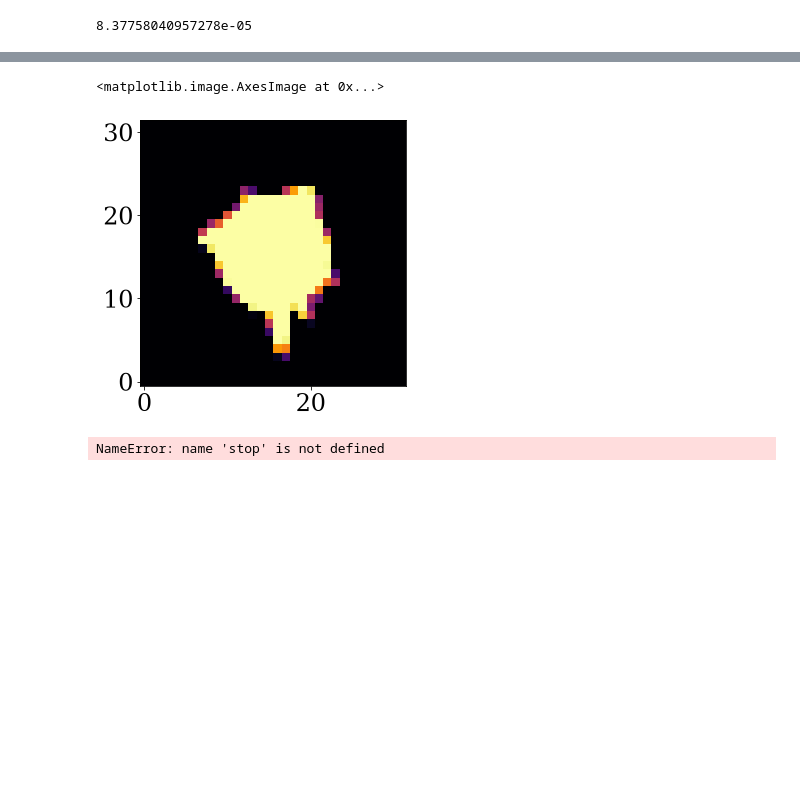
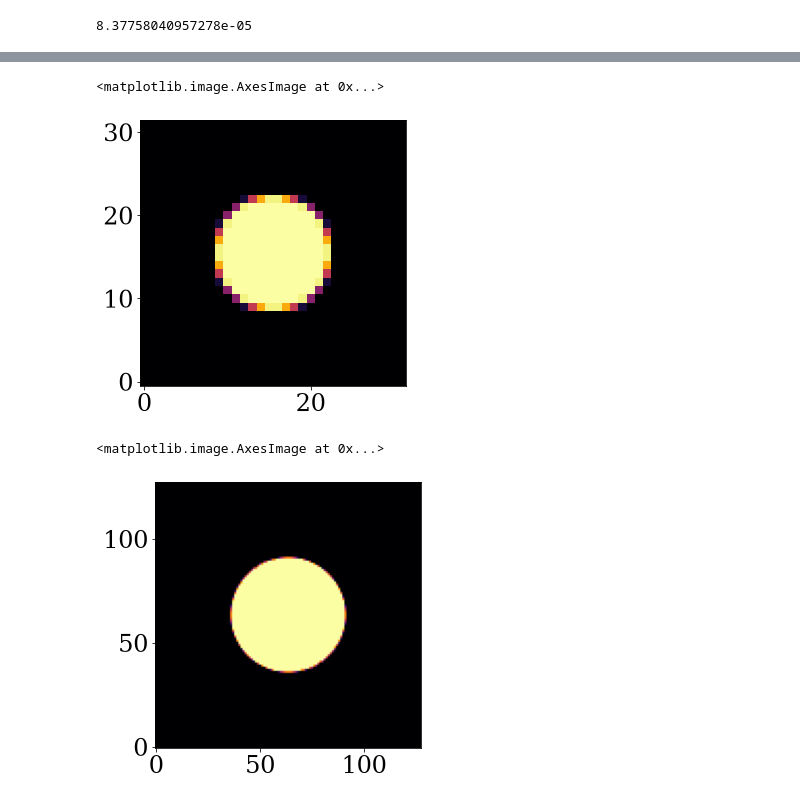
Before and after one commit to h-greer/hubble, a Jupyter notebook: notebooks/calibrator-fit.ipynb, the cells around one changed output, grey strips where cells are left out. Drawn from its saved outputs; the diff is of its cells as text; code cells hidden in the pictures; blank space fills up the shorter version.

```diff
--- a/notebooks/calibrator-fit.ipynb
+++ b/notebooks/calibrator-fit.ipynb
@@ -284,6 +307,8 @@ Wavefront(
 dlu.arcsec2rad(0.3)*24*2.4
 # %% [output]
 8.37758040957278e-05
+# %%
+testocculter = dl.CircularAperture(dlu.arcsec2rad(0.3)*24*2.4)
 # %%
 # testocculter = CLIMBOcculter(dlu.arcsec2rad(0.3)*24*2.4, np.zeros(1)+3e-3, np.zeros(1))
 final_optics.occulter.layers["occulter"]
@@ -292,9 +317,10 @@ CLIMBOcculter(r=f64[], cc=f64[10], ss=f64[10], normalise=False)
+# %%
+plt.imshow(np.abs(testocculter(dl.Wavefront(1e-6, pixel_scale=12e-6, npixels=32)).phasor))
+# %% [output]
+<matplotlib.image.AxesImage at 0x...>
+[figure, added]
 # %%
-plt.imshow(np.abs(final_optics.occulter.layers["occulter"](dl.Wavefront(1e-6, pixel_scale=12e-6, npixels=32)).phasor))
+plt.imshow(np.abs(final_optics.occulter.layers["occulter"](dl.Wavefront(1e-6, pixel_scale=3e-6, npixels=128)).phasor))
 # %% [output]
 <matplotlib.image.AxesImage at 0x...>
-[figure, old version]
+[figure, new version]
-# %%
-stop
-# %% [output]
-NameError: name 'stop' is not defined
```
Also changed, not shown: parts of 18 cells of this notebook, 5 other files.
